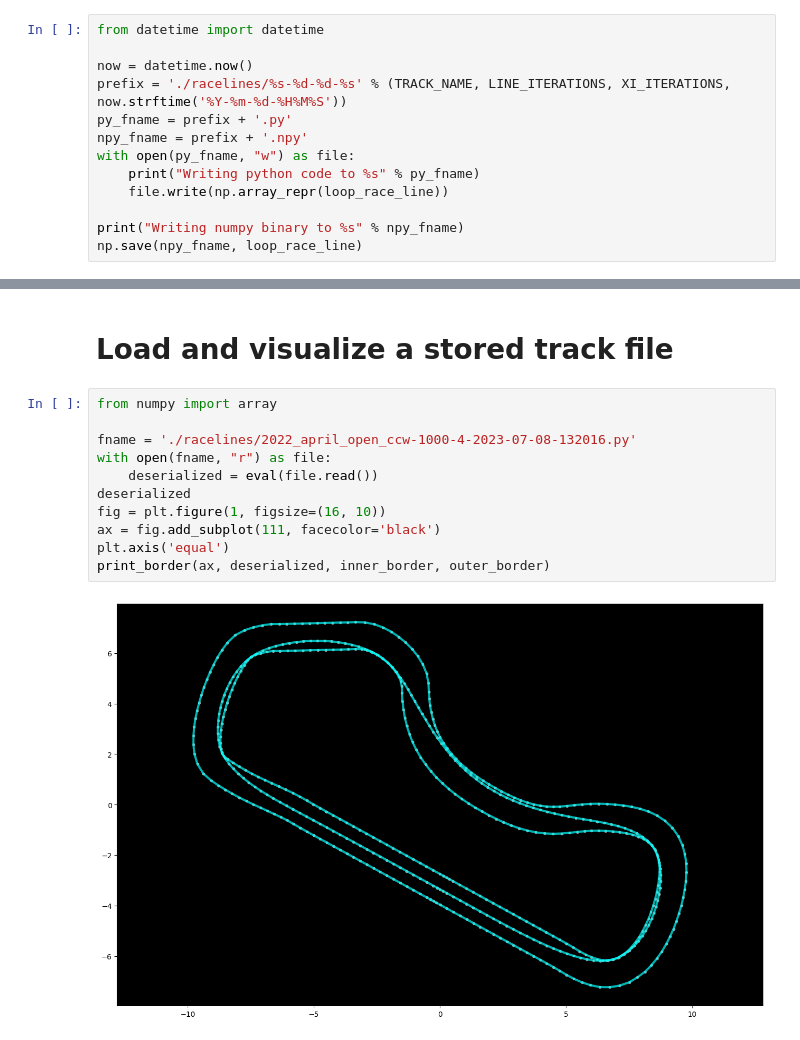
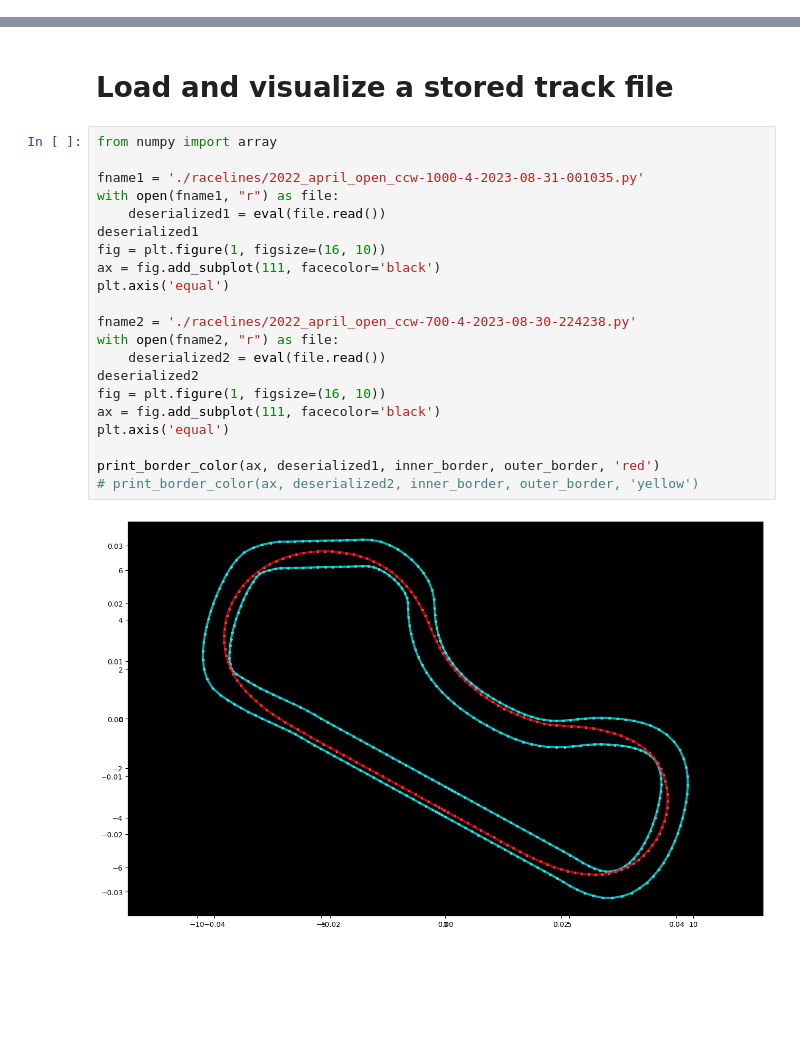
Before and after one commit to jackhorse1000/deepracer-on-the-spot, a Jupyter notebook: pre-computations/Race-Line-Calculation.ipynb, the cells around one changed output, grey strips where cells are left out. Drawn from its saved outputs; the diff is of its cells as text; blank space fills up the shorter version.

Commit message:
new raceline follower

```diff
--- a/pre-computations/Race-Line-Calculation.ipynb
+++ b/pre-computations/Race-Line-Calculation.ipynb
@@ -280,16 +320,3 @@ New race line length: 46.96
 
 1. Binary numpy array for loading from a file
 2. Text numpy array for pasting directly into a reward function
-# %%
-from datetime import datetime
-
-now = datetime.now()
-prefix = './racelines/%s-%d-%d-%s' % (TRACK_NAME, LINE_ITERATIONS, XI_ITERATIONS, now.strftime('%Y-%m-%d-%H%M%S'))
-py_fname = prefix + '.py'
-npy_fname = prefix + '.npy'
-with open(py_fname, "w") as file:
-    print("Writing python code to %s" % py_fname)
-    file.write(np.array_repr(loop_race_line))
-
-print("Writing numpy binary to %s" % npy_fname)
-np.save(npy_fname, loop_race_line)
@@ -301,13 +515,23 @@ Writing numpy binary to ./racelines/2022_april_open_ccw-1000-4-2023-07-19-225424
 # %%
 from numpy import array
 
-fname = './racelines/2022_april_open_ccw-1000-4-2023-07-08-132016.py'
-with open(fname, "r") as file:
-    deserialized = eval(file.read())
-deserialized
+fname1 = './racelines/2022_april_open_ccw-1000-4-2023-08-31-001035.py'
+with open(fname1, "r") as file:
+    deserialized1 = eval(file.read())
+deserialized1
 fig = plt.figure(1, figsize=(16, 10))
 ax = fig.add_subplot(111, facecolor='black')
 plt.axis('equal')
-print_border(ax, deserialized, inner_border, outer_border)
+
+fname2 = './racelines/2022_april_open_ccw-700-4-2023-08-30-224238.py'
+with open(fname2, "r") as file:
+    deserialized2 = eval(file.read())
+deserialized2
+fig = plt.figure(1, figsize=(16, 10))
+ax = fig.add_subplot(111, facecolor='black')
+plt.axis('equal')
+
+print_border_color(ax, deserialized1, inner_border, outer_border, 'red')
+# print_border_color(ax, deserialized2, inner_border, outer_border, 'yellow')
 # %% [output]
-[figure, old version]
+[figure, new version]
```
Also changed, not shown: parts of 7 cells of this notebook, 8 other files.
